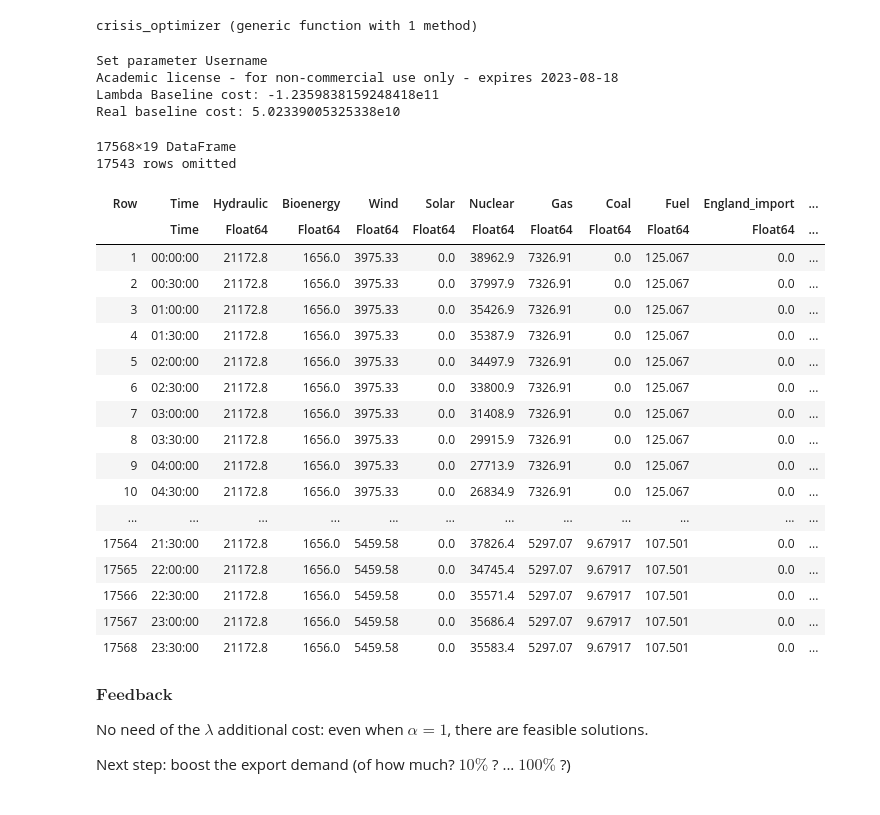
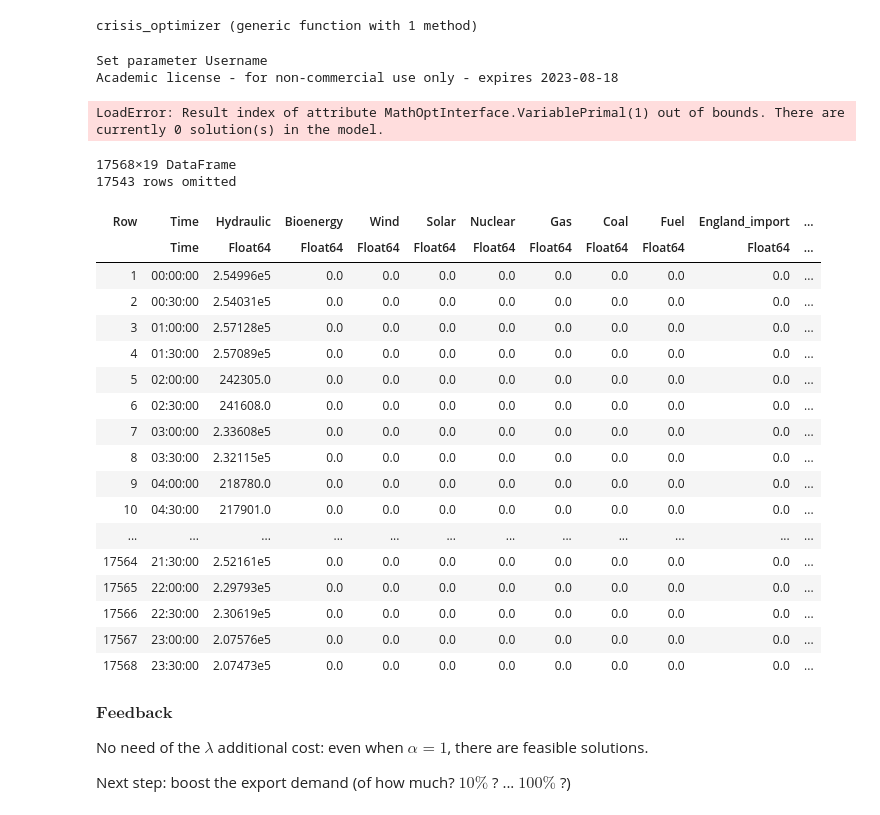
Before and after one commit to OscarCourbit/Energy-Allocation-in-France, a Jupyter notebook: Project_Problem.ipynb, the cells around one changed output. Saved outputs shown, nothing was run; the diff lists cells and outputs as text; code cells hidden in the pictures.

Commit message:
changed crisis function

```diff
--- a/Project_Problem.ipynb
+++ b/Project_Problem.ipynb
@@ -614,18 +612,25 @@ df_opt
 # %% [markdown]
 ### Crisis scenario
 # %%
-function crisis_df(df)
+function crisis_df(df, boost_coef)
     # make all import columns of Switzerland Italy Germany_Belgium and England to zero
     df[!, :Switzerland_import] .= 0
     df[!, :Italy_import] .= 0
     df[!, :Germany_Belgium_import] .= 0
     df[!, :England_import] .= 0
+
+    # boost export demand by 50%
+    df[!, :Switzerland_export] .= df[!, :Switzerland_export] * boost_coef
+    df[!, :Italy_export] .= df[!, :Italy_export] * boost_coef
+    df[!, :Germany_Belgium_export] .= df[!, :Germany_Belgium_export] * boost_coef
+    df[!, :England_export] .= df[!, :England_export] * boost_coef
+
     return df
 end
 # %% [output]
 crisis_df (generic function with 1 method)
 # %%
-df_crisis = crisis_df(df_baseline);
+df_crisis = crisis_df(df_baseline, 2);
 # %%
 # function very similar to baseline_optimizer, but with an additional constraint
 function crisis_optimizer(df_base, alpha)
@@ -671,7 +676,7 @@ end
 # %% [output]
 crisis_optimizer (generic function with 1 method)
 # %%
-model_2 = crisis_optimizer(df_crisis, 1);
+model_2 = crisis_optimizer(df_crisis, 0.1);
 
 # get the optimal values
 x_opt = value.(model_2[:x])
@@ -688,31 +693,30 @@ println("Real baseline cost: ", real_baseline_cost(x_opt, y_opt, z_opt, df_crisi
 # %% [output]
 Set parameter Username
 Academic license - for non-commercial use only - expires 2023-08-18
-Lambda Baseline cost: -1.2359838159248418e11
-Real baseline cost: 5.02339005325338e10
+LoadError: Result index of attribute MathOptInterface.VariablePrimal(1) out of bounds. There are currently 0 solution(s) in the model.
-# %%
-crisis_df_opt
-# %% [output]
-17568×19 DataFrame
-17543 rows omitted
-| Row | Time | Hydraulic | Bioenergy | Wind | Solar | Nuclear | Gas | Coal | Fuel | England_import | ... |
-|  | Time | Float64 | Float64 | Float64 | Float64 | Float64 | Float64 | Float64 | Float64 | Float64 | ... |
-| 1 | 00:00:00 | 21172.8 | 1656.0 | 3975.33 | 0.0 | 38962.9 | 7326.91 | 0.0 | 125.067 | 0.0 | ... |
-| 2 | 00:30:00 | 21172.8 | 1656.0 | 3975.33 | 0.0 | 37997.9 | 7326.91 | 0.0 | 125.067 | 0.0 | ... |
-| 3 | 01:00:00 | 21172.8 | 1656.0 | 3975.33 | 0.0 | 35426.9 | 7326.91 | 0.0 | 125.067 | 0.0 | ... |
-| 4 | 01:30:00 | 21172.8 | 1656.0 | 3975.33 | 0.0 | 35387.9 | 7326.91 | 0.0 | 125.067 | 0.0 | ... |
-| 5 | 02:00:00 | 21172.8 | 1656.0 | 3975.33 | 0.0 | 34497.9 | 7326.91 | 0.0 | 125.067 | 0.0 | ... |
-| 6 | 02:30:00 | 21172.8 | 1656.0 | 3975.33 | 0.0 | 33800.9 | 7326.91 | 0.0 | 125.067 | 0.0 | ... |
-| 7 | 03:00:00 | 21172.8 | 1656.0 | 3975.33 | 0.0 | 31408.9 | 7326.91 | 0.0 | 125.067 | 0.0 | ... |
-| 8 | 03:30:00 | 21172.8 | 1656.0 | 3975.33 | 0.0 | 29915.9 | 7326.91 | 0.0 | 125.067 | 0.0 | ... |
-| 9 | 04:00:00 | 21172.8 | 1656.0 | 3975.33 | 0.0 | 27713.9 | 7326.91 | 0.0 | 125.067 | 0.0 | ... |
-| 10 | 04:30:00 | 21172.8 | 1656.0 | 3975.33 | 0.0 | 26834.9 | 7326.91 | 0.0 | 125.067 | 0.0 | ... |
-| ... | ... | ... | ... | ... | ... | ... | ... | ... | ... | ... | ... |
-| 17564 | 21:30:00 | 21172.8 | 1656.0 | 5459.58 | 0.0 | 37826.4 | 5297.07 | 9.67917 | 107.501 | 0.0 | ... |
-| 17565 | 22:00:00 | 21172.8 | 1656.0 | 5459.58 | 0.0 | 34745.4 | 5297.07 | 9.67917 | 107.501 | 0.0 | ... |
-| 17566 | 22:30:00 | 21172.8 | 1656.0 | 5459.58 | 0.0 | 35571.4 | 5297.07 | 9.67917 | 107.501 | 0.0 | ... |
-| 17567 | 23:00:00 | 21172.8 | 1656.0 | 5459.58 | 0.0 | 35686.4 | 5297.07 | 9.67917 | 107.501 | 0.0 | ... |
-| 17568 | 23:30:00 | 21172.8 | 1656.0 | 5459.58 | 0.0 | 35583.4 | 5297.07 | 9.67917 | 107.501 | 0.0 | ... |
+# %%
+df_crisis_opt
+# %% [output]
+17568×19 DataFrame
+17543 rows omitted
+| Row | Time | Hydraulic | Bioenergy | Wind | Solar | Nuclear | Gas | Coal | Fuel | England_import | ... |
+|  | Time | Float64 | Float64 | Float64 | Float64 | Float64 | Float64 | Float64 | Float64 | Float64 | ... |
+| 1 | 00:00:00 | 2.54996e5 | 0.0 | 0.0 | 0.0 | 0.0 | 0.0 | 0.0 | 0.0 | 0.0 | ... |
+| 2 | 00:30:00 | 2.54031e5 | 0.0 | 0.0 | 0.0 | 0.0 | 0.0 | 0.0 | 0.0 | 0.0 | ... |
+| 3 | 01:00:00 | 2.57128e5 | 0.0 | 0.0 | 0.0 | 0.0 | 0.0 | 0.0 | 0.0 | 0.0 | ... |
+| 4 | 01:30:00 | 2.57089e5 | 0.0 | 0.0 | 0.0 | 0.0 | 0.0 | 0.0 | 0.0 | 0.0 | ... |
+| 5 | 02:00:00 | 242305.0 | 0.0 | 0.0 | 0.0 | 0.0 | 0.0 | 0.0 | 0.0 | 0.0 | ... |
+| 6 | 02:30:00 | 241608.0 | 0.0 | 0.0 | 0.0 | 0.0 | 0.0 | 0.0 | 0.0 | 0.0 | ... |
+| 7 | 03:00:00 | 2.33608e5 | 0.0 | 0.0 | 0.0 | 0.0 | 0.0 | 0.0 | 0.0 | 0.0 | ... |
+| 8 | 03:30:00 | 2.32115e5 | 0.0 | 0.0 | 0.0 | 0.0 | 0.0 | 0.0 | 0.0 | 0.0 | ... |
+| 9 | 04:00:00 | 218780.0 | 0.0 | 0.0 | 0.0 | 0.0 | 0.0 | 0.0 | 0.0 | 0.0 | ... |
+| 10 | 04:30:00 | 217901.0 | 0.0 | 0.0 | 0.0 | 0.0 | 0.0 | 0.0 | 0.0 | 0.0 | ... |
+| ... | ... | ... | ... | ... | ... | ... | ... | ... | ... | ... | ... |
+| 17564 | 21:30:00 | 2.52161e5 | 0.0 | 0.0 | 0.0 | 0.0 | 0.0 | 0.0 | 0.0 | 0.0 | ... |
+| 17565 | 22:00:00 | 2.29793e5 | 0.0 | 0.0 | 0.0 | 0.0 | 0.0 | 0.0 | 0.0 | 0.0 | ... |
+| 17566 | 22:30:00 | 2.30619e5 | 0.0 | 0.0 | 0.0 | 0.0 | 0.0 | 0.0 | 0.0 | 0.0 | ... |
+| 17567 | 23:00:00 | 2.07576e5 | 0.0 | 0.0 | 0.0 | 0.0 | 0.0 | 0.0 | 0.0 | 0.0 | ... |
+| 17568 | 23:30:00 | 2.07473e5 | 0.0 | 0.0 | 0.0 | 0.0 | 0.0 | 0.0 | 0.0 | 0.0 | ... |
 # %% [markdown]
 $\textbf{Feedback}$
 
```
Also changed, not shown: parts of 7 cells of this notebook.
